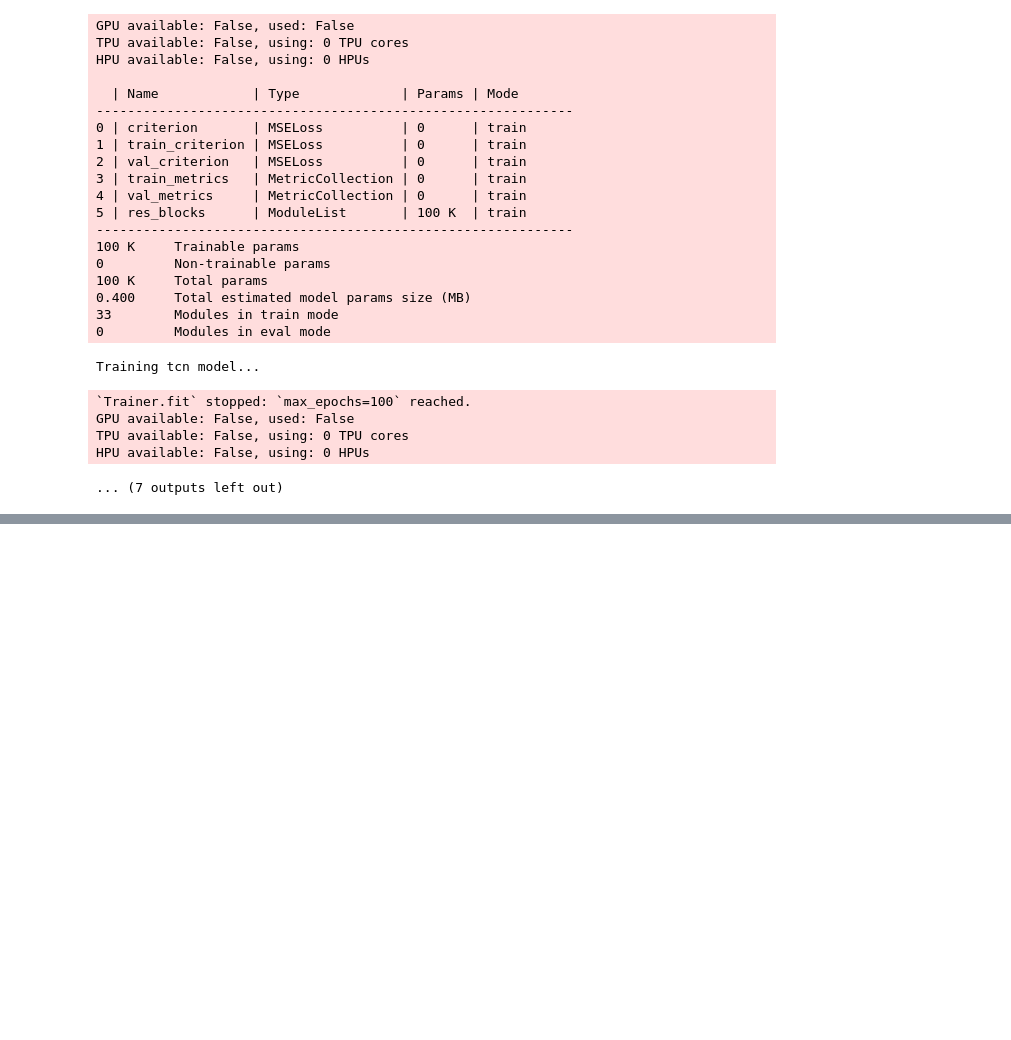
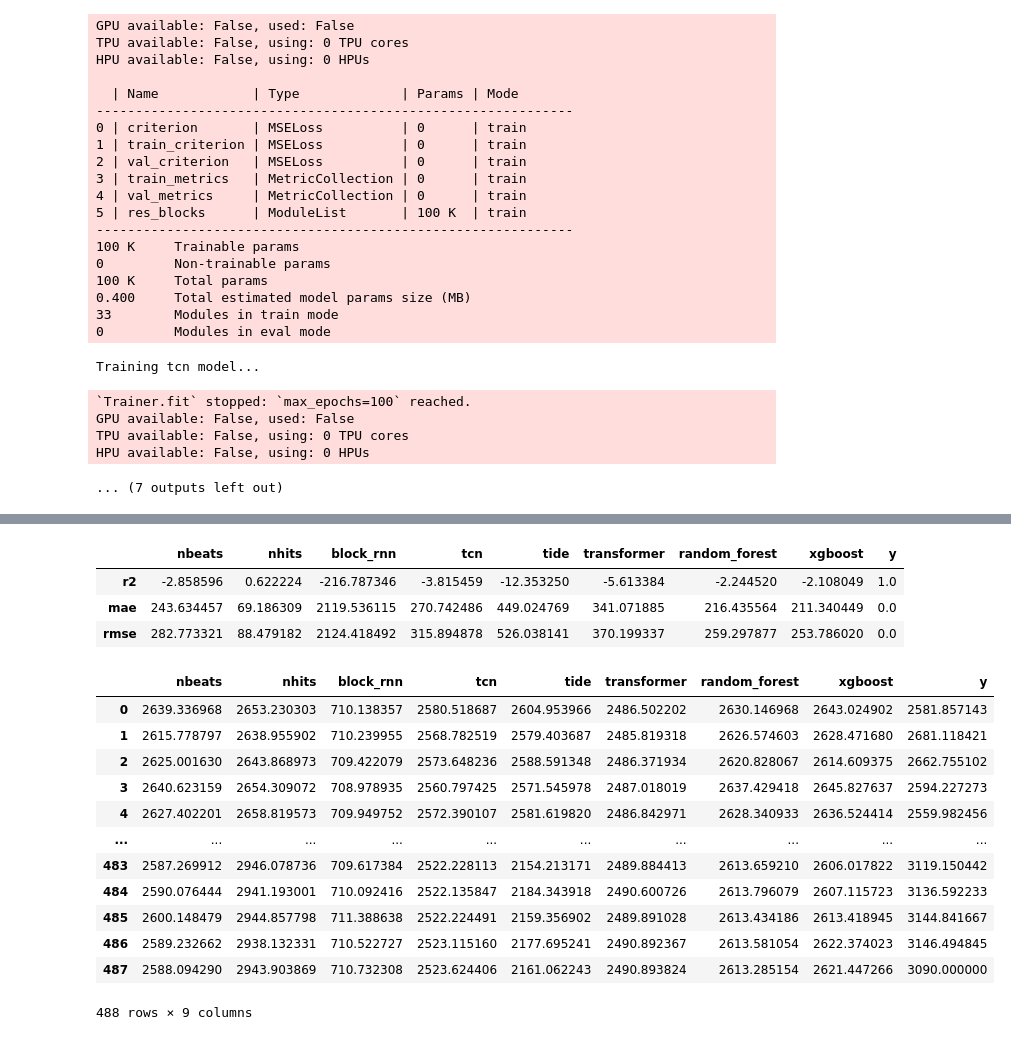
Before and after one commit to mashriram/sih_2024, a Jupyter notebook: src/07_nbeats.ipynb, the cells around one changed output, grey strips where cells are left out. Drawn from its saved outputs; the diff is of its cells as text; code cells hidden in the pictures; blank space fills up the shorter version.

Commit message:
models and results

```diff
--- a/src/07_nbeats.ipynb
+++ b/src/07_nbeats.ipynb
@@ -713,0 +721,9 @@ list("abc")
+# %%
+for model,data in nixtla_forecasts.items():
+    nixtla_forecasts[model] = pd.DataFrame(nixtla_forecasts[model].values())[0]
+# %%
+result = pd.DataFrame(nixtla_forecasts)
+# %%
+result_y = df_test_commodity_dt['y']
+# %%
+results = pd.concat([result,result_y],axis=1)
@@ -713,0 +744,7 @@ list("abc")
+# %%
+error_results
+# %% [output]
+|  | nbeats | nhits | block_rnn | tcn | tide | transformer | random_forest | xgboost | y |
+| r2 | -2.858596 | 0.622224 | -216.787346 | -3.815459 | -12.353250 | -5.613384 | -2.244520 | -2.108049 | 1.0 |
+| mae | 243.634457 | 69.186309 | 2119.536115 | 270.742486 | 449.024769 | 341.071885 | 216.435564 | 211.340449 | 0.0 |
+| rmse | 282.773321 | 88.479182 | 2124.418492 | 315.894878 | 526.038141 | 370.199337 | 259.297877 | 253.786020 | 0.0 |
@@ -713,0 +753,16 @@ list("abc")
+# %%
+results
+# %% [output]
+|  | nbeats | nhits | block_rnn | tcn | tide | transformer | random_forest | xgboost | y |
+| 0 | 2639.336968 | 2653.230303 | 710.138357 | 2580.518687 | 2604.953966 | 2486.502202 | 2630.146968 | 2643.024902 | 2581.857143 |
+| 1 | 2615.778797 | 2638.955902 | 710.239955 | 2568.782519 | 2579.403687 | 2485.819318 | 2626.574603 | 2628.471680 | 2681.118421 |
+| 2 | 2625.001630 | 2643.868973 | 709.422079 | 2573.648236 | 2588.591348 | 2486.371934 | 2620.828067 | 2614.609375 | 2662.755102 |
+| 3 | 2640.623159 | 2654.309072 | 708.978935 | 2560.797425 | 2571.545978 | 2487.018019 | 2637.429418 | 2645.827637 | 2594.227273 |
+| 4 | 2627.402201 | 2658.819573 | 709.949752 | 2572.390107 | 2581.619820 | 2486.842971 | 2628.340933 | 2636.524414 | 2559.982456 |
+| ... | ... | ... | ... | ... | ... | ... | ... | ... | ... |
+| 483 | 2587.269912 | 2946.078736 | 709.617384 | 2522.228113 | 2154.213171 | 2489.884413 | 2613.659210 | 2606.017822 | 3119.150442 |
+| 484 | 2590.076444 | 2941.193001 | 710.092416 | 2522.135847 | 2184.343918 | 2490.600726 | 2613.796079 | 2607.115723 | 3136.592233 |
+| 485 | 2600.148479 | 2944.857798 | 711.388638 | 2522.224491 | 2159.356902 | 2489.891028 | 2613.434186 | 2613.418945 | 3144.841667 |
+| 486 | 2589.232662 | 2938.132331 | 710.522727 | 2523.115160 | 2177.695241 | 2490.892367 | 2613.581054 | 2622.374023 | 3146.494845 |
+| 487 | 2588.094290 | 2943.903869 | 710.732308 | 2523.624406 | 2161.062243 | 2490.893824 | 2613.285154 | 2621.447266 | 3090.000000 |
+488 rows × 9 columns
```
Also changed, not shown: parts of 9 cells of this notebook, 2 other files.
